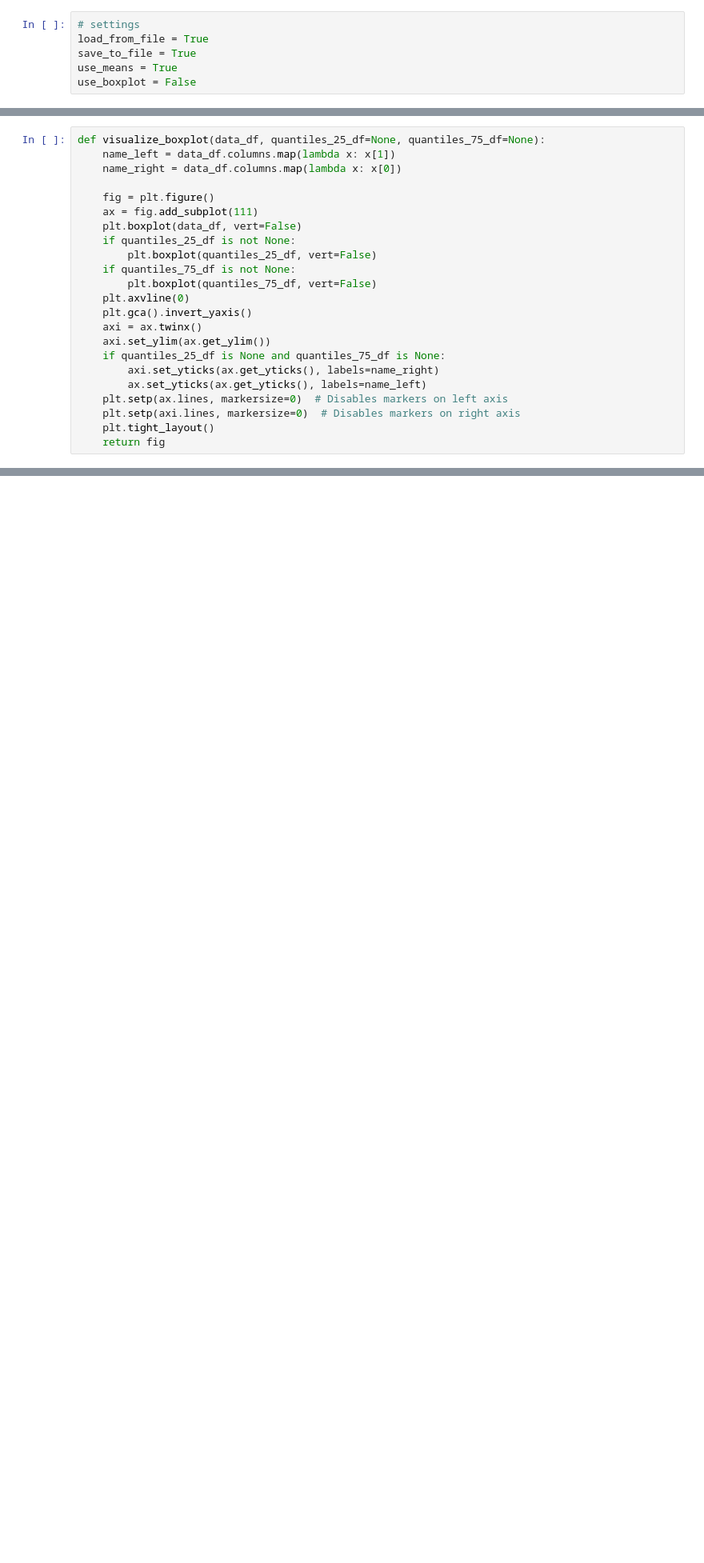
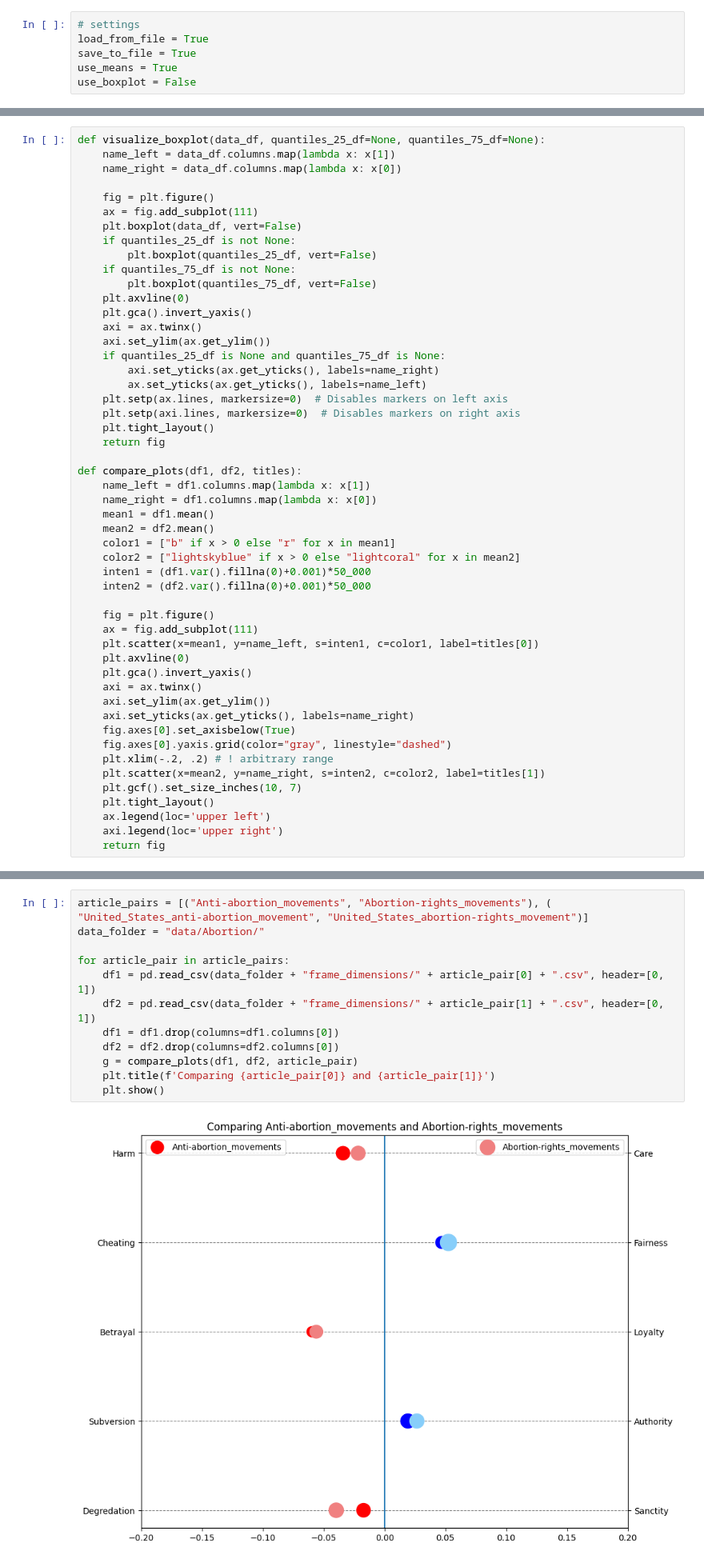
Before and after one commit to NicoOhler/wikipedia_framing_analysis, a Jupyter notebook: test.ipynb, the cells around one changed output, grey strips where cells are left out. Shown at 80% size. Saved outputs shown, nothing was run; the diff lists cells and outputs as text; blank space fills up the shorter version.

Commit message:
Add function to directly compare 2 articles

```diff
--- a/test.ipynb
+++ b/test.ipynb
@@ -208,6 +208,34 @@ def visualize_boxplot(data_df, quantiles_25_df=None, quantiles_75_df=None):
     plt.setp(axi.lines, markersize=0)  # Disables markers on right axis
     plt.tight_layout()
     return fig
+
+def compare_plots(df1, df2, titles):
+    name_left = df1.columns.map(lambda x: x[1])
+    name_right = df1.columns.map(lambda x: x[0])
+    mean1 = df1.mean()
+    mean2 = df2.mean()
+    color1 = ["b" if x > 0 else "r" for x in mean1]
+    color2 = ["lightskyblue" if x > 0 else "lightcoral" for x in mean2]
+    inten1 = (df1.var().fillna(0)+0.001)*50_000
+    inten2 = (df2.var().fillna(0)+0.001)*50_000
+
+    fig = plt.figure()
+    ax = fig.add_subplot(111)
+    plt.scatter(x=mean1, y=name_left, s=inten1, c=color1, label=titles[0])
+    plt.axvline(0)
+    plt.gca().invert_yaxis()
+    axi = ax.twinx()
+    axi.set_ylim(ax.get_ylim())
+    axi.set_yticks(ax.get_yticks(), labels=name_right)
+    fig.axes[0].set_axisbelow(True)
+    fig.axes[0].yaxis.grid(color="gray", linestyle="dashed")
+    plt.xlim(-.2, .2) # ! arbitrary range
+    plt.scatter(x=mean2, y=name_right, s=inten2, c=color2, label=titles[1])
+    plt.gcf().set_size_inches(10, 7)
+    plt.tight_layout()
+    ax.legend(loc='upper left')
+    axi.legend(loc='upper right')
+    return fig
 # %%
 # article_titles = ["NS-Staat", "Sahara","Österreich"]
 categories = {
@@ -367,0 +364,14 @@ for category in categories:
+# %%
+article_pairs = [("Anti-abortion_movements", "Abortion-rights_movements"), ( "United_States_anti-abortion_movement", "United_States_abortion-rights_movement")]
+data_folder = "data/Abortion/"
+
+for article_pair in article_pairs:
+    df1 = pd.read_csv(data_folder + "frame_dimensions/" + article_pair[0] + ".csv", header=[0, 1])
+    df2 = pd.read_csv(data_folder + "frame_dimensions/" + article_pair[1] + ".csv", header=[0, 1])
+    df1 = df1.drop(columns=df1.columns[0])
+    df2 = df2.drop(columns=df2.columns[0])
+    g = compare_plots(df1, df2, article_pair)
+    plt.title(f'Comparing {article_pair[0]} and {article_pair[1]}')
+    plt.show()
+# %% [output]
+[figure, added]
```
Also changed, not shown: parts of 5 cells of this notebook.
